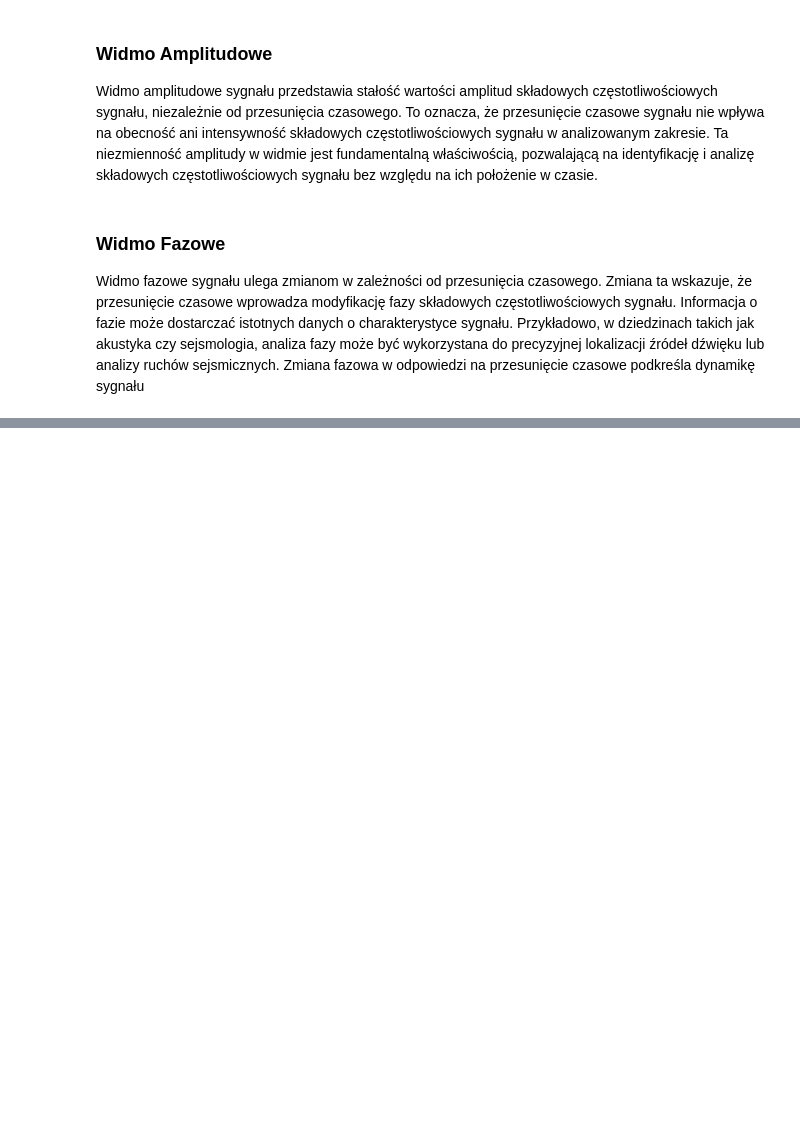
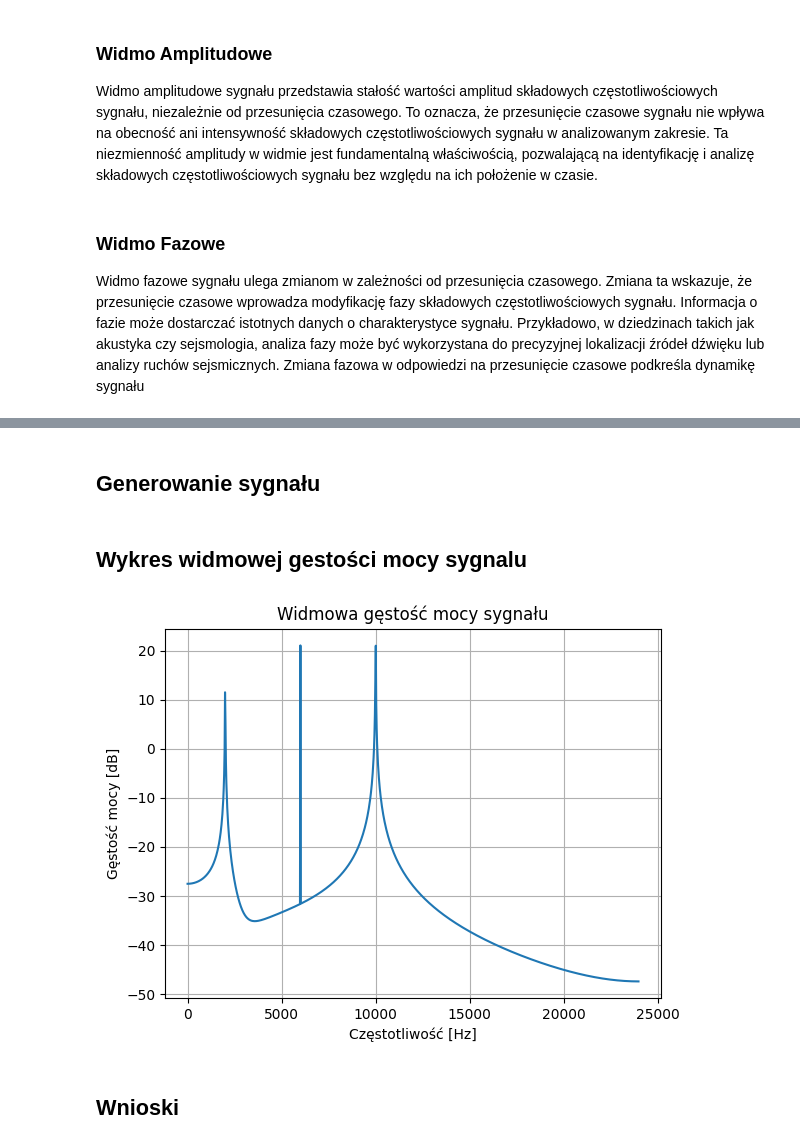
Before and after one commit to Matthev00/WMM, a Jupyter notebook: LAB1/102_OstaszewskiM_KucK.ipynb, the cells around one changed output, grey strips where cells are left out. Saved outputs shown, nothing was run; the diff lists cells and outputs as text; code cells hidden in the pictures; blank space fills up the shorter version.

```diff
--- a/LAB1/102_OstaszewskiM_KucK.ipynb
+++ b/LAB1/102_OstaszewskiM_KucK.ipynb
@@ -174,0 +228,29 @@ Widmo fazowe sygnału ulega zmianom w zależności od przesunięcia czasowego. Z
+# %% [markdown]
+## Generowanie sygnału
+# %%
+# Parametry
+A1, f1 = 0.2, 2000
+A2, f2 = 0.5, 6000
+A3, f3 = 0.6, 10000
+fs = 48000
+N1 = 2048
+
+t = np.arange(N1) / fs
+
+# sygnał
+s = A1 * np.sin(2 * np.pi * f1 * t) + A2 * np.sin(2 * np.pi * f2 * t) + A3 * np.sin(2 * np.pi * f3 * t)
+# %% [markdown]
+## Wykres widmowej gestości mocy sygnalu
+# %%
+psd = np.abs(np.fft.fft(s))**2 / N1
+freqs = np.fft.fftfreq(N1, 1/fs)
+
+plt.plot(freqs[:N1 // 2], 10 * np.log10(psd[:N1 // 2]))  # Skala dB
+plt.title('Widmowa gęstość mocy sygnału')
+plt.xlabel('Częstotliwość [Hz]')
+plt.ylabel('Gęstość mocy [dB]')
+plt.grid(True)
+# %% [output]
+[figure, added]
+# %% [markdown]
+## Wnioski
```
Also changed, not shown: parts of 7 cells of this notebook.
